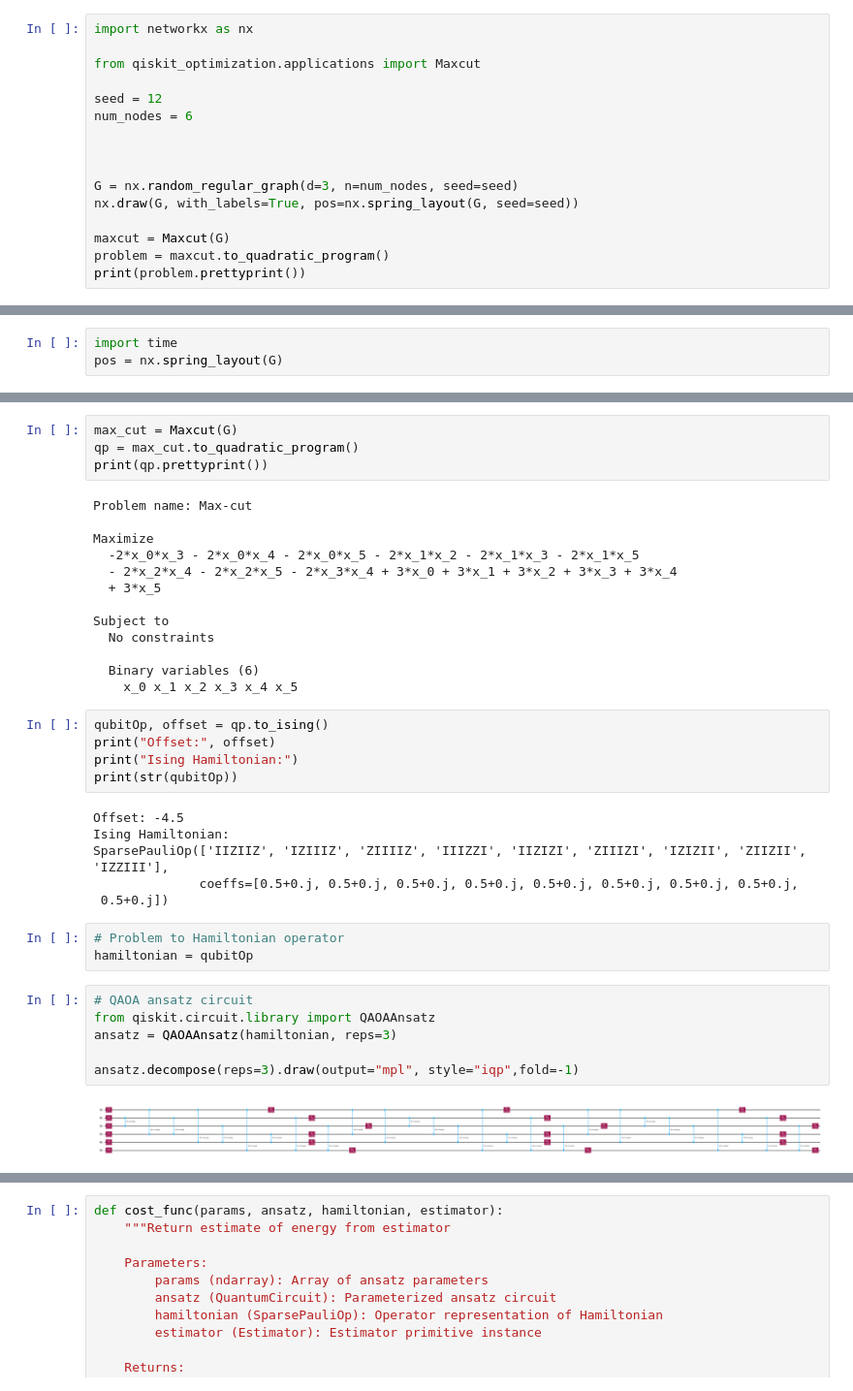
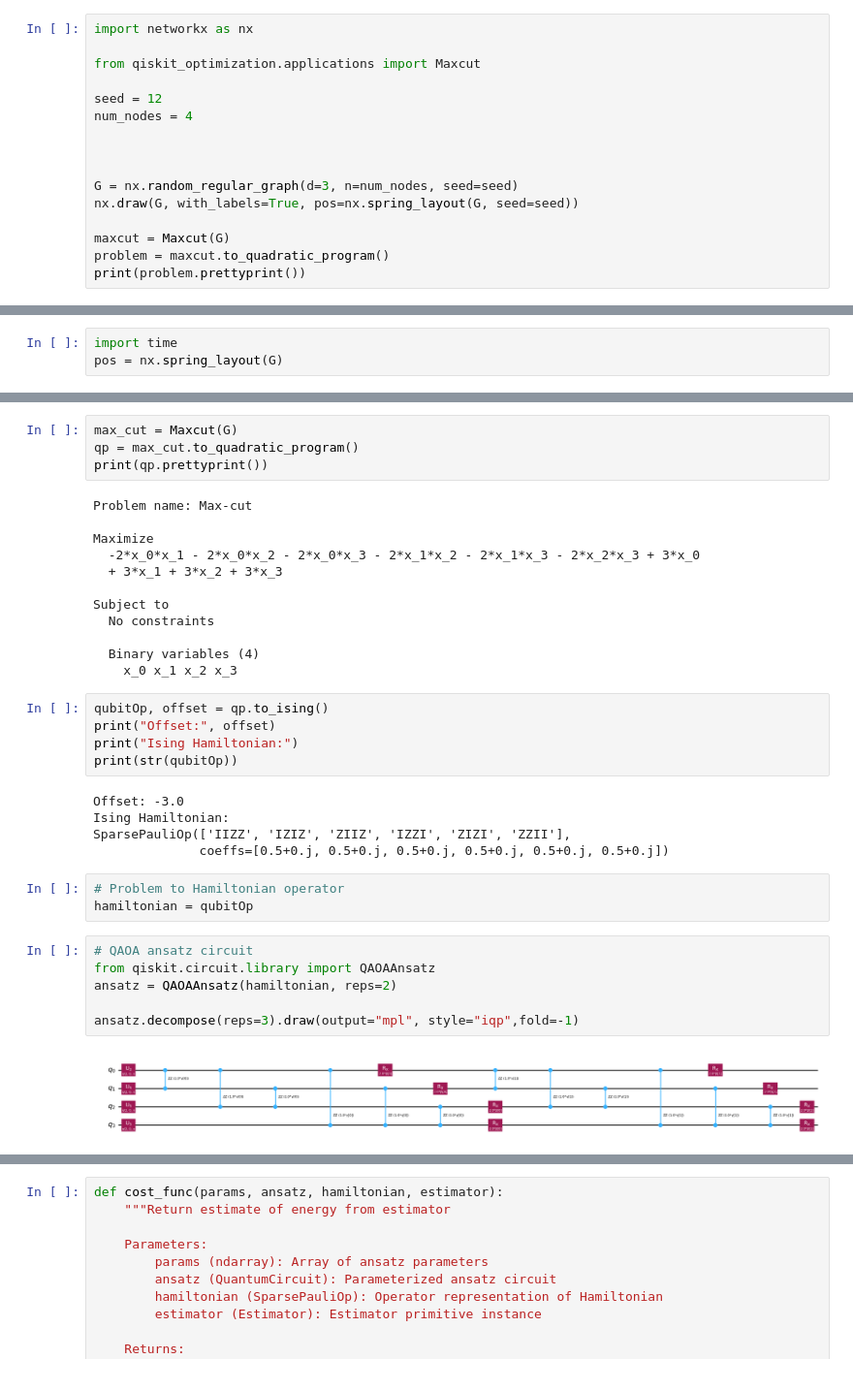
Before and after one commit to MonitSharma/quantinuum, a Jupyter notebook: side_notes/qaoa_quantinuum.ipynb, the cells around one changed output, grey strips where cells are left out. Shown: that part at 97% size. Saved outputs shown, nothing was run; the diff lists cells and outputs as text.

```diff
--- a/side_notes/qaoa_quantinuum.ipynb
+++ b/side_notes/qaoa_quantinuum.ipynb
@@ -14,7 +14,7 @@ import networkx as nx
 from qiskit_optimization.applications import Maxcut
 
 seed = 12
-num_nodes = 6
+num_nodes = 4
 
 
 
@@ -91,37 +90,35 @@ print(qp.prettyprint())
 Problem name: Max-cut
 
 Maximize
-  -2*x_0*x_3 - 2*x_0*x_4 - 2*x_0*x_5 - 2*x_1*x_2 - 2*x_1*x_3 - 2*x_1*x_5
-  - 2*x_2*x_4 - 2*x_2*x_5 - 2*x_3*x_4 + 3*x_0 + 3*x_1 + 3*x_2 + 3*x_3 + 3*x_4
-  + 3*x_5
+  -2*x_0*x_1 - 2*x_0*x_2 - 2*x_0*x_3 - 2*x_1*x_2 - 2*x_1*x_3 - 2*x_2*x_3 + 3*x_0
+  + 3*x_1 + 3*x_2 + 3*x_3
 
 Subject to
   No constraints
 
-  Binary variables (6)
-    x_0 x_1 x_2 x_3 x_4 x_5
+  Binary variables (4)
+    x_0 x_1 x_2 x_3
 # %%
 qubitOp, offset = qp.to_ising()
 print("Offset:", offset)
 print("Ising Hamiltonian:")
 print(str(qubitOp))
 # %% [output]
-Offset: -4.5
+Offset: -3.0
 Ising Hamiltonian:
-SparsePauliOp(['IIZIIZ', 'IZIIIZ', 'ZIIIIZ', 'IIIZZI', 'IIZIZI', 'ZIIIZI', 'IZIZII', 'ZIIZII', 'IZZIII'],
-              coeffs=[0.5+0.j, 0.5+0.j, 0.5+0.j, 0.5+0.j, 0.5+0.j, 0.5+0.j, 0.5+0.j, 0.5+0.j,
- 0.5+0.j])
+SparsePauliOp(['IIZZ', 'IZIZ', 'ZIIZ', 'IZZI', 'ZIZI', 'ZZII'],
+              coeffs=[0.5+0.j, 0.5+0.j, 0.5+0.j, 0.5+0.j, 0.5+0.j, 0.5+0.j])
 # %%
 # Problem to Hamiltonian operator
 hamiltonian = qubitOp
 # %%
 # QAOA ansatz circuit
 from qiskit.circuit.library import QAOAAnsatz
-ansatz = QAOAAnsatz(hamiltonian, reps=3)
+ansatz = QAOAAnsatz(hamiltonian, reps=2)
 
 ansatz.decompose(reps=3).draw(output="mpl", style="iqp",fold=-1)
 # %% [output]
-[figure, old version]
+[figure, new version]
 # %%
 ansatz.num_qubits
 # %% [output]
```
Also changed, not shown: parts of 10 cells of this notebook, 22 other files.
